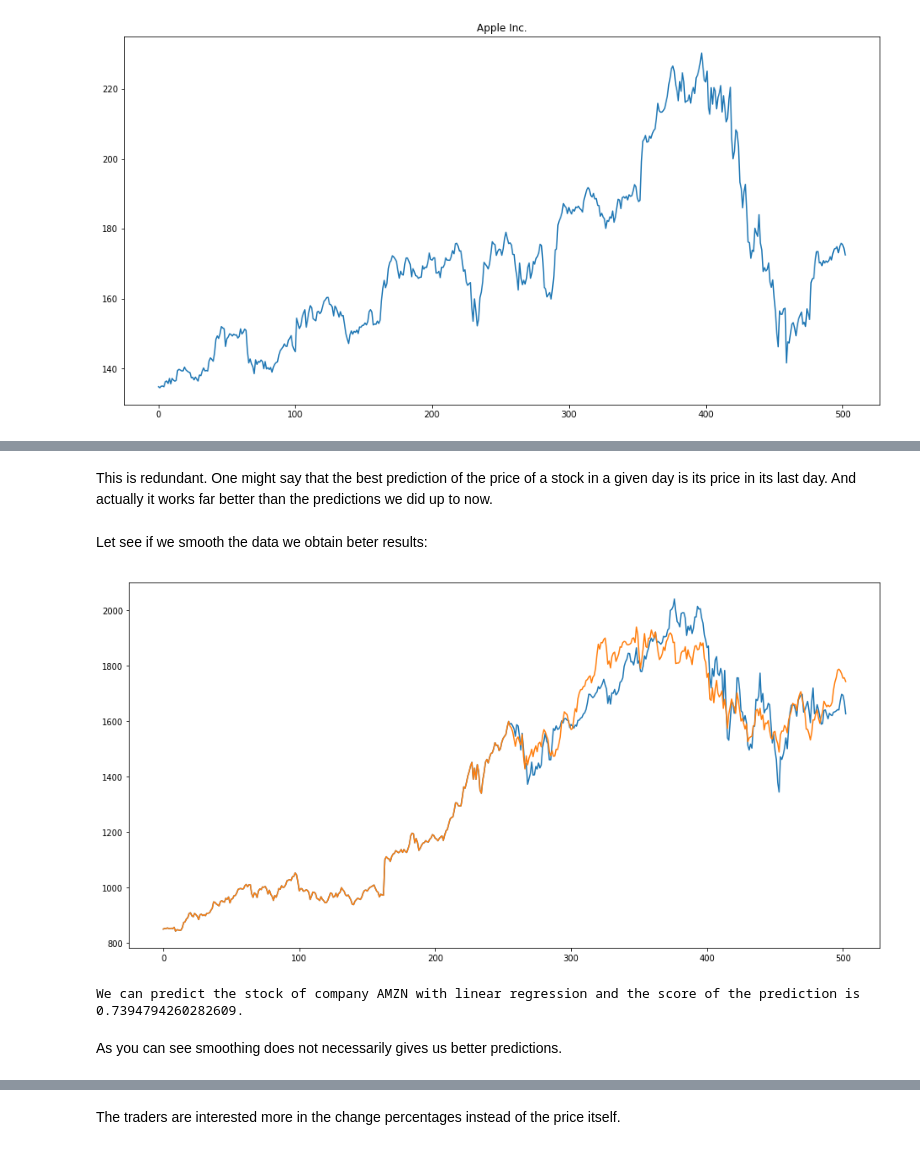
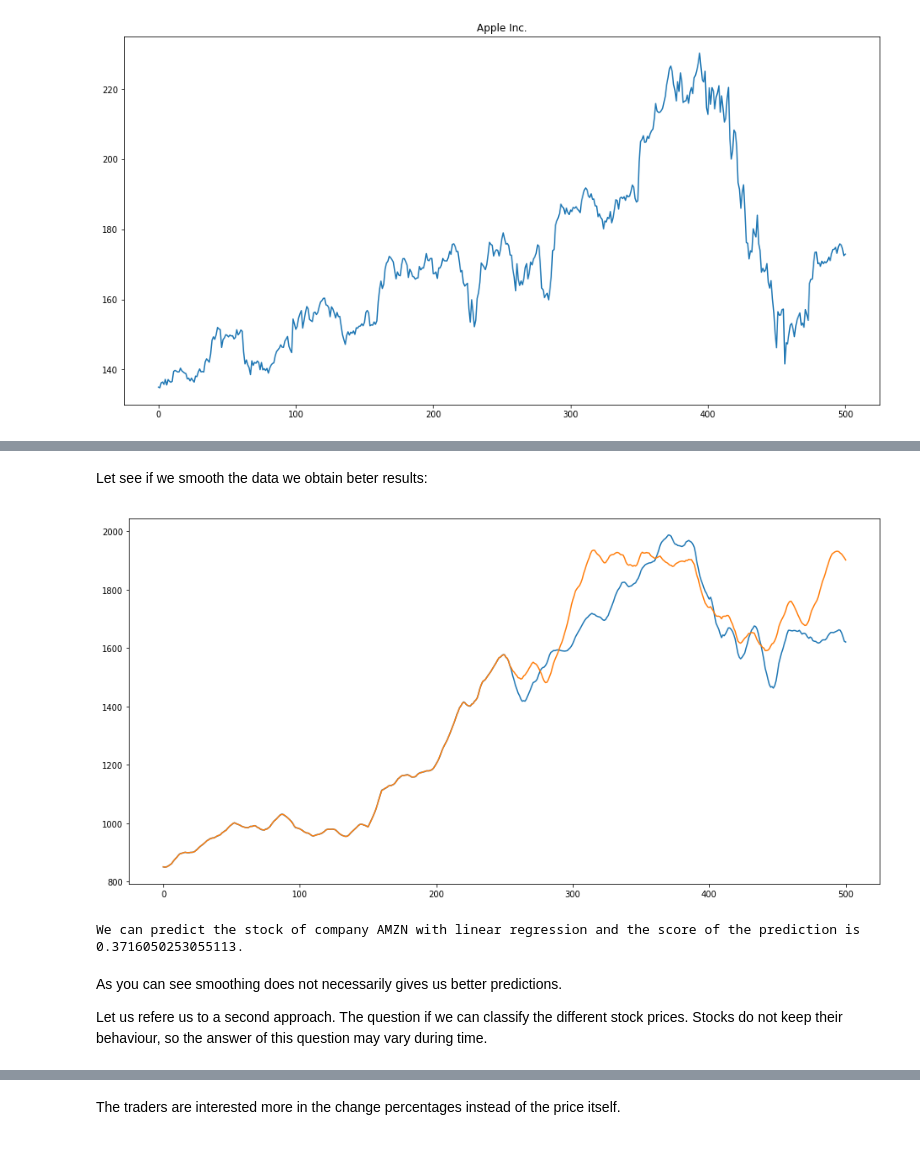
Before and after one commit to SaeedHK/stockML, a Jupyter notebook: JSONReadingOnline.ipynb, the cells around one changed output, grey strips where cells are left out. Drawn from its saved outputs; the diff is of its cells as text; code cells hidden in the pictures.

```diff
--- a/JSONReadingOnline.ipynb
+++ b/JSONReadingOnline.ipynb
@@ -40,6 +40,5 @@ df = pd.DataFrame(data = price)
 df.to_csv('stock_data.csv', sep=',')
 # %%
-import urllib, json
 import pandas as pd
 import numpy as np
 import matplotlib.pyplot as plt
@@ -53,4 +52,4 @@ NasDaq = ['ATVI','ADBE' , 'AMD', 'ALGN', 'ALXN' , 'AMZN','AMGN','AAL','ADI','AAP
           ,'TXN','TMUS','ULTA','UAL','VRSN','VRSK','VRTX','WBA','WDC','WDAY','WLTW','WYNN','XEL','XLNX']
 NasDaq.sort()
 
-df= pd.read_csv('stock_data.csv')
+df= pd.read_csv('stock_data.csv').loc[:,NasDaq]
@@ -79,7 +88,7 @@ For answering that, we apply a simple linear regression model. Here we go:
 from sklearn.linear_model import LinearRegression
 from sklearn.model_selection import train_test_split
 
-def myLR (X , y , name=" " , samplenumber=255):
+def myLR (X , y , name= " " , samplenumber=255):
 
 
     # We forget the fact they data samples are ordered and they are time series
@@ -94,12 +103,13 @@ def myLR (X , y , name=" " , samplenumber=255):
     model = LinearRegression()
     model.fit(X_train, y_train)
     score = model.score(X_test, y_test)
-    y_pred = model.predict(X_test)
+    #y_pred = model.predict(X_test)
+    y_pred = model.predict(X)
 
     plt.figure(figsize=(16,8))
-    #plt.title(name)
     plt.plot (range(len(y)) , np.append(y_train , y_test) )
-    plt.plot (range(len(y)) , np.append(y_train , y_pred) )
+    #plt.plot (range(len(y)) , np.append(y_train , y_pred) )
+    plt.plot (range(len(y)) , y_pred )
     plt.show()
     print("We can predict the stock of company " + name
      + " with linear regression and the score of the prediction is " + str(score)
@@ -144,5 +230,3 @@ We can predict the stock of company AMZN with linear regression and the score of
-# %% [markdown]
-This is redundant. One might say that the best prediction of the price of a stock in a given day is its price in its last day. And actually it works far better than the predictions we did up to now.
 # %% [markdown]
 Let see if we smooth the data we obtain beter results:
 # %%
@@ -160,15 +244,17 @@ def smoothingMatrix (X , k=10):
 # %%
 name = 'AMZN'
 y = np.array ( df.loc[:,[name]] )
 X = np.array ( df.loc[:,[company for company in NasDaq if company !=name]] )
-smoothingcoef = 1
+smoothingcoef = 10
 XSmoothed , ySmoothed = smoothingMatrix(X,k=smoothingcoef) , smoothingMatrix(y,k=smoothingcoef)
 myLR (XSmoothed , ySmoothed , name)
 # %% [output]
-[figure, old version]
+[figure, new version]
-We can predict the stock of company AMZN with linear regression and the score of the prediction is 0.7394794260282609.
+We can predict the stock of company AMZN with linear regression and the score of the prediction is 0.3716050253055113.
-# %% [markdown]
-As you can see smoothing does not necessarily gives us better predictions.
+# %% [markdown]
+As you can see smoothing does not necessarily gives us better predictions.
+
+Let us refere us to a second approach. The question if we can classify the different stock prices. Stocks do not keep their behaviour, so the answer of this question may vary during time.
 # %%
 def slidingCorrl (price1 , price2 , k=100):
     n = len(price1)
```
Also changed, not shown: parts of 18 cells of this notebook, 1 other file.
